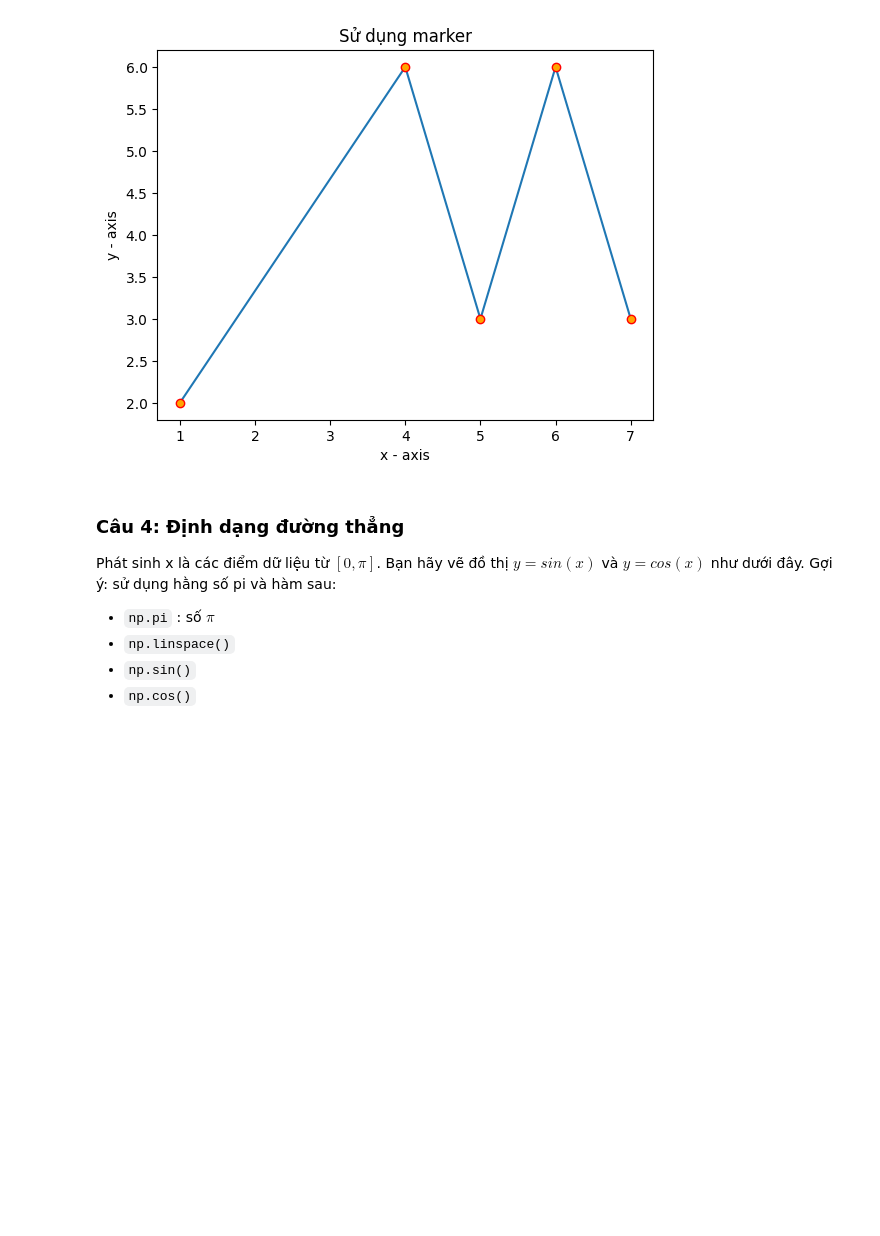
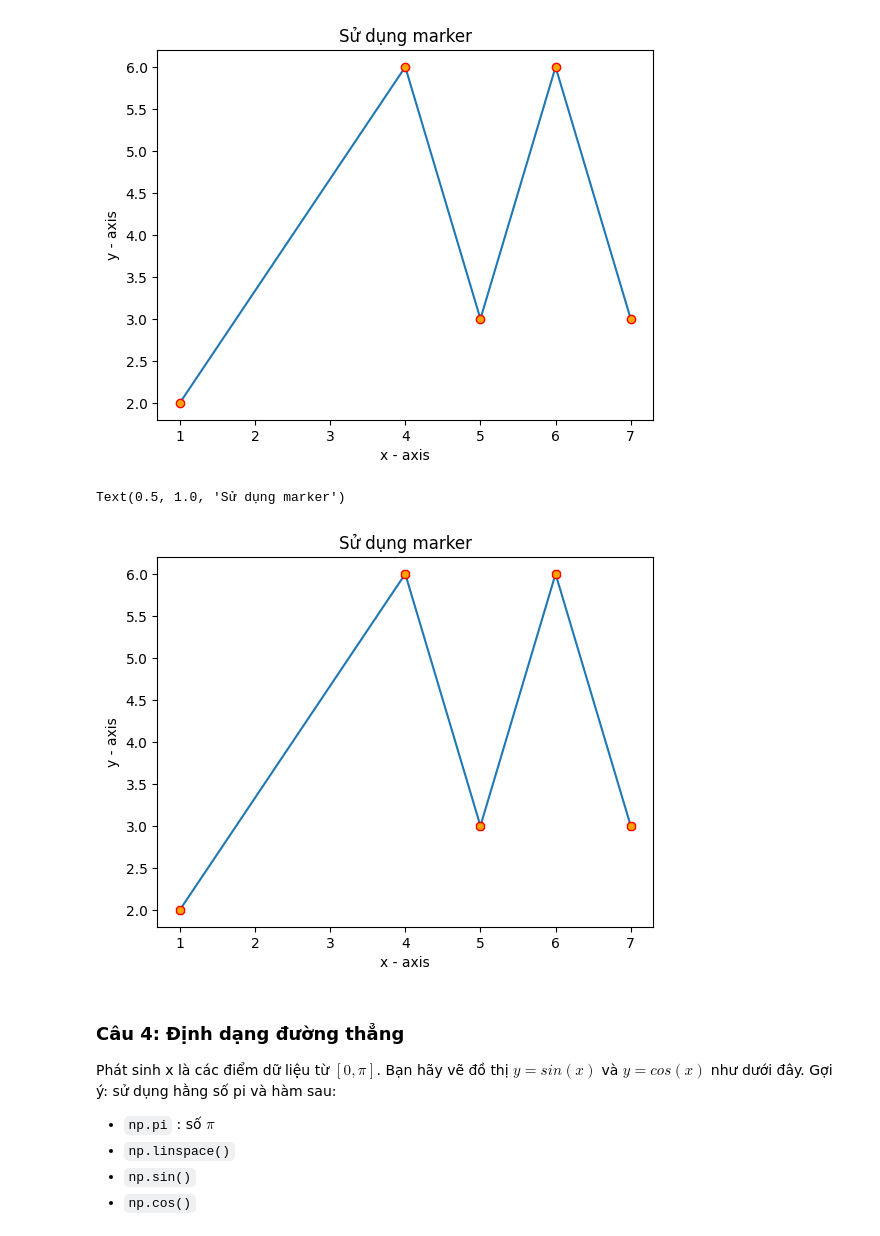
Before and after one commit to ur77ec17235/Computer-statistics_and_applications, a Jupyter notebook: week 2/tkud_lab02_ex (1).ipynb, the cells around one changed output. Drawn from its saved outputs; the diff is of its cells as text; code cells hidden in the pictures; blank space fills up the shorter version.

```diff
--- a/week 2/tkud_lab02_ex (1).ipynb
+++ b/week 2/tkud_lab02_ex (1).ipynb
@@ -196,3 +193,13 @@ plt.plot(x, x+7, color='blue',  ls='-', marker='*', mfc='red', markersize=10)
+# %%
+# YOUR CODE HERE
+#mfc to define the color of marker face in the Plot, and mec for marker edge color
+plt.plot([1,4,5,6,7],[2,6,3,6,3], marker = "8", mfc = "orange", mec = "red")
+plt.xlabel("x - axis")
+plt.ylabel("y - axis")
+plt.title("Sử dụng marker")
+# %% [output]
+Text(0.5, 1.0, 'Sử dụng marker')
+[figure, added]
 # %% [markdown]
 ### Câu 4: Định dạng đường thẳng
 
```
Also changed, not shown: parts of 8 cells of this notebook.
